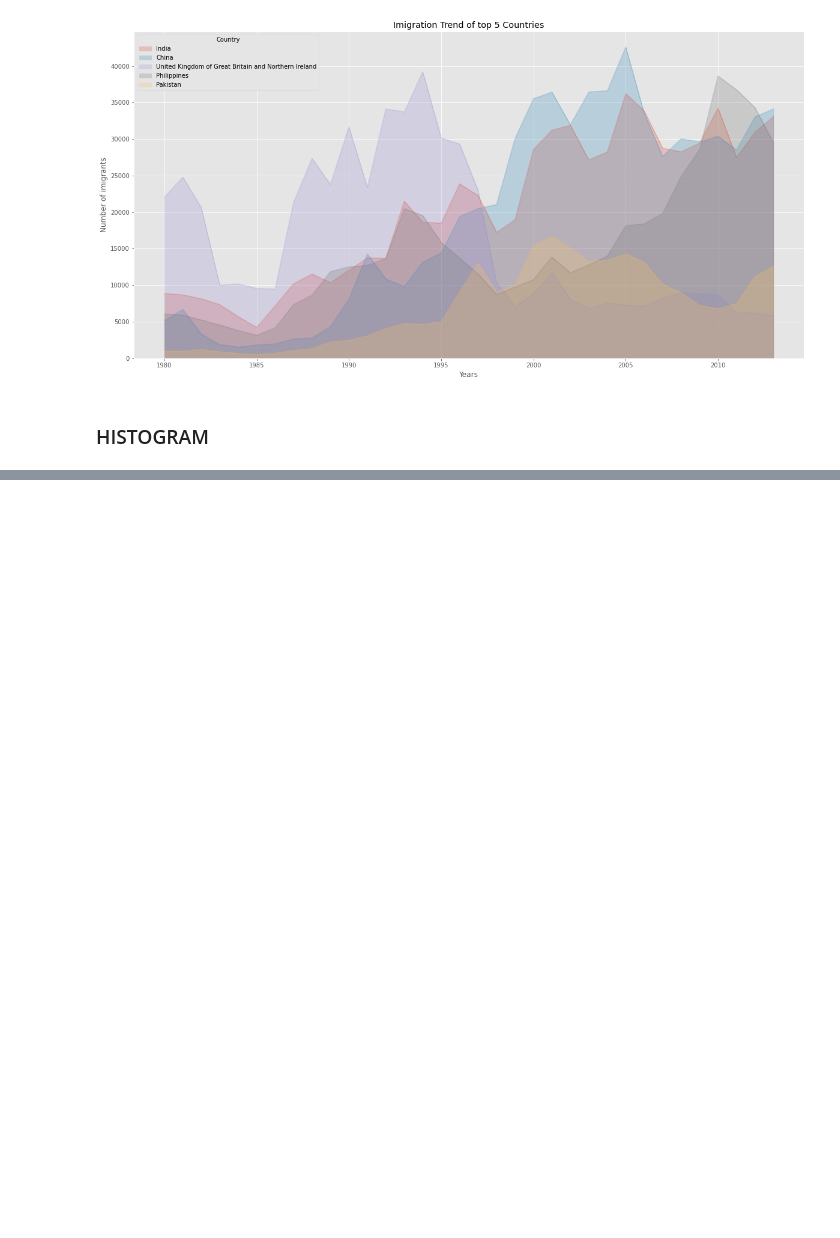
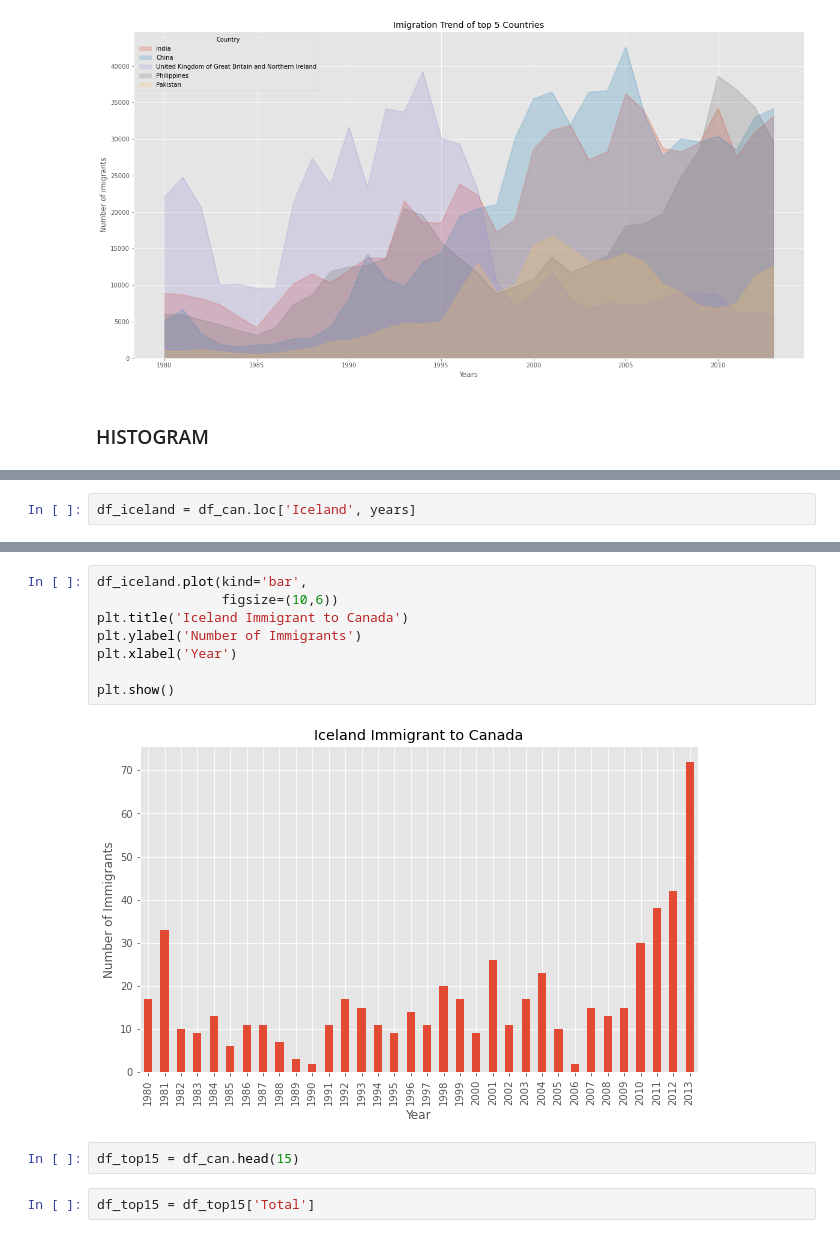
Before and after one commit to firdausnutrihadi/Hacktive8_Telkom, a Jupyter notebook: Sesi_7_Ulang.ipynb, the cells around one changed output, grey strips where cells are left out. Saved outputs shown, nothing was run; the diff lists cells and outputs as text; blank space fills up the shorter version.

```diff
--- a/Sesi_7_Ulang.ipynb
+++ b/Sesi_7_Ulang.ipynb
@@ -383,0 +421,2 @@ plt.show()
+# %%
+df_iceland = df_can.loc['Iceland', years]
@@ -383,0 +432,14 @@ plt.show()
+# %%
+df_iceland.plot(kind='bar',
+                figsize=(10,6))
+plt.title('Iceland Immigrant to Canada')
+plt.ylabel('Number of Immigrants')
+plt.xlabel('Year')
+
+plt.show()
+# %% [output]
+[figure, added]
+# %%
+df_top15 = df_can.head(15)
+# %%
+df_top15 = df_top15['Total']
```
Also changed, not shown: parts of 12 cells of this notebook.
